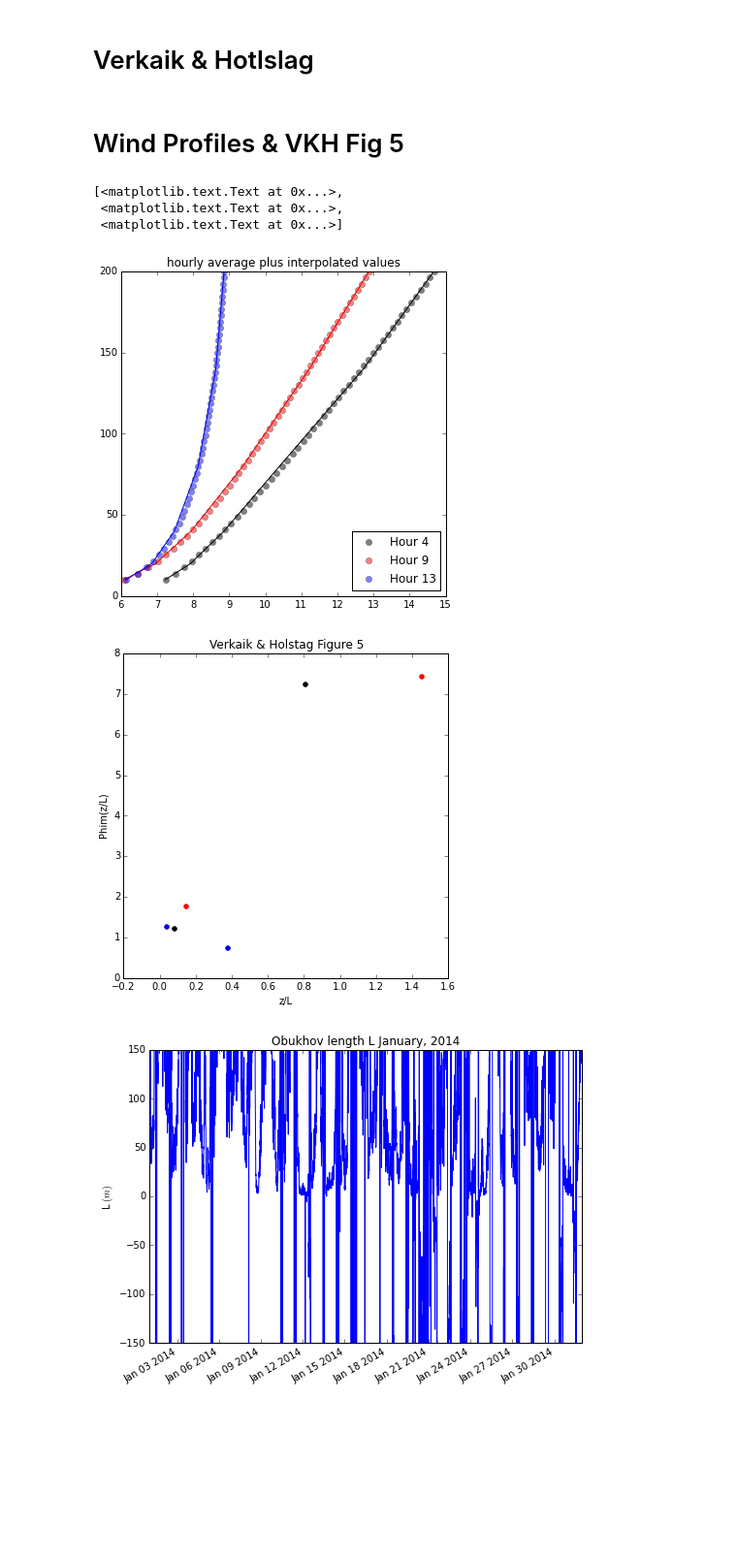
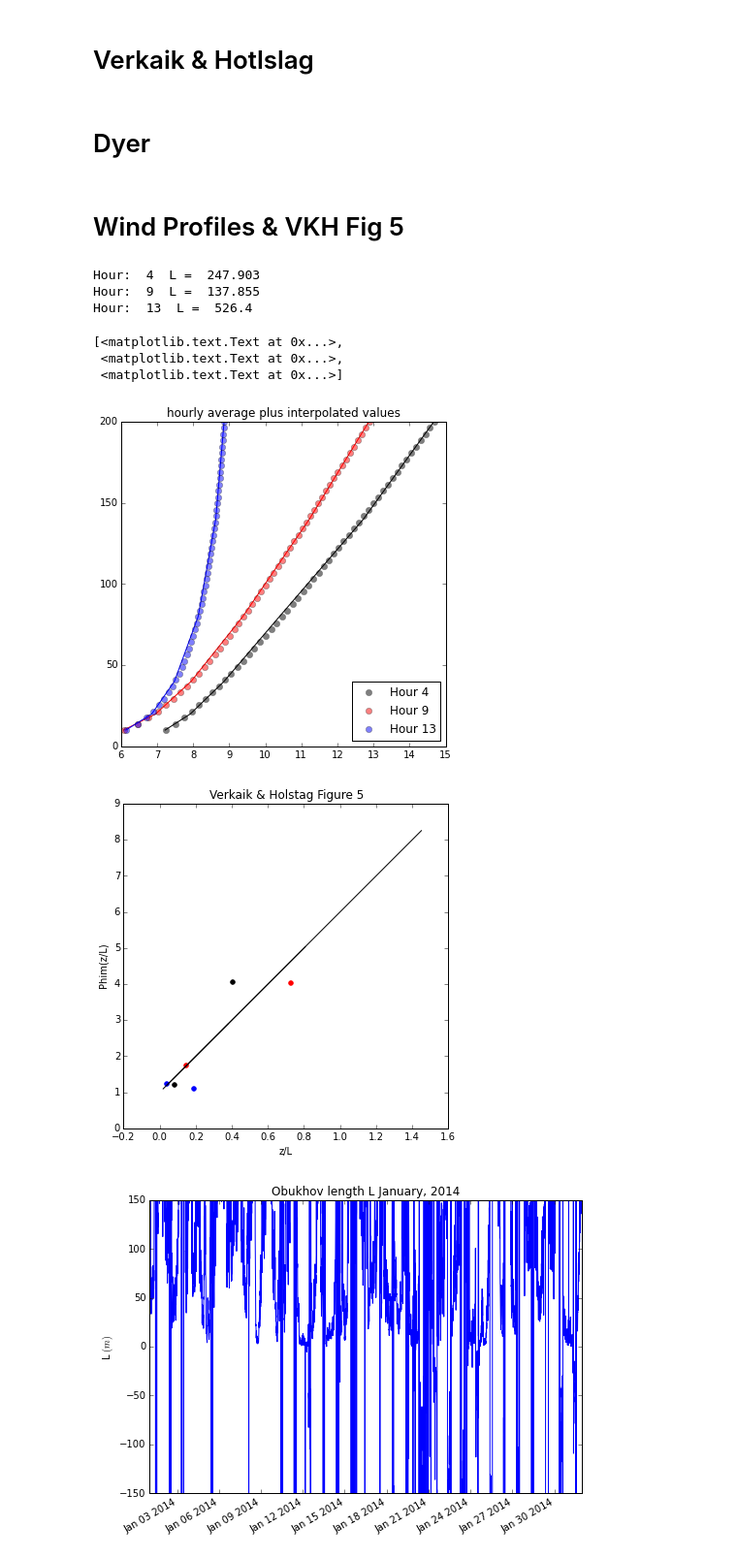
Before and after one commit to Wes-Skeeter/atsc500, a Jupyter notebook: notebooks/ws_fit_Verkaik_Holtslag.ipynb, the cells around one changed output. Shown: that part at 97% size. Drawn from its saved outputs; the diff is of its cells as text; code cells hidden in the pictures; blank space fills up the shorter version.

Commit message:
Update_100m + Dyer

```diff
--- a/notebooks/ws_fit_Verkaik_Holtslag.ipynb
+++ b/notebooks/ws_fit_Verkaik_Holtslag.ipynb
@@ -48,6 +48,8 @@ theta=c0 + c1*z + c2*z**2. + c3*np.log(z)
 # %% [markdown]
 ## Fit Function
 # %%
+
+
 def Fit(z,hourly_wind_avg,day,hour):
     rev_z=z[::-1]
     rev_z=rev_z[1:]
@@ -67,7 +69,7 @@ def Fit(z,hourly_wind_avg,day,hour):
     zinterp=np.linspace(10.,200,50.)
     speed_interp=wind_func(zinterp,*pars)
     pars
-    return (speed_interp,zinterp)
+    return (speed_interp,zinterp,pars)
 # %%
 with Dataset(the_file,'r') as nc_ubc:
     jan_nc=nc_ubc.groups[group]
@@ -110,14 +112,20 @@ out=plt.hist(L.flat,bins=np.linspace(-150,150,40))
 [figure]
 # %% [markdown]
 # Verkaik & Hotlslag
-# %%
-def VKH (H,zinterp,speedinterp,Ust):
-    I = np.searchsorted(zinterp,H)
-    Delt_z = zinterp[I]-zinterp[I-1]
-    Delt_U = speed_interp[I]-speed_interp[I-1]
-    Delt_U_z=Delt_U/Delt_z
-    Phi_m = k*H*Delt_U_z/Ust
-    return (Phi_m)
+# %%
+def VKH (H,Coefs,Ust):
+    D_U_z=Coefs[1]+ 2*Coefs[2]*H+Coefs[3]/H
+    Phi_m = k*H*D_U_z/Ust
+    return (Phi_m)
+# %% [markdown]
+# Dyer
+# %%
+def Dyer (zinterp,L):
+    if L < 0:
+        Phi_m = (1 - 16*zinterp/L)**-.25
+    else:
+        Phi_m = (1 + 5*zinterp/L)
+    return (Phi_m)
 # %% [markdown]
 # Wind Profiles & VKH Fig 5
 # %%
@@ -132,40 +140,47 @@ rcParams['legend.numpoints'] = 1
 
 warnings.filterwarnings("ignore",category=scipy.optimize.OptimizeWarning)
 
 day=12
 hour=4,9,13
 fig,ax1=plt.subplots(1,figsize=(6,6))
 color = 'black','red','blue'
 ct = 0
-Heights = 20,200
+Heights = 20,100
 fig,ax2=plt.subplots(1,1,figsize=(6,6))
 Ust=USTAR.mean(axis=2)
 
+
 for hr in hour:
     ax1.plot(hourly_wind_avg[day,hr,:],z,color = color[ct])
-    speed_interp,zinterp = Fit(z,hourly_wind_avg,day,hr)
+    speed_interp,zinterp,Coefs = Fit(z,hourly_wind_avg,day,hr)
     ax1.plot(speed_interp,zinterp,'ro',alpha=0.5,color = color[ct],label='Hour ' + str(hr))
+    Dyer_plot = Dyer(zinterp,LHR[day,hr])
     for H in Heights:
-        Phi_m = VKH(H,zinterp,speed_interp,Ust[day,hr])
+        Phi_m = VKH(H,Coefs,Ust[day,hr])
         Zeta=H/LHR[day,hr]
         ax2.scatter(Zeta,Phi_m,color=color[ct])
+    ax2.plot(zinterp/LHR[day,hr],Dyer_plot, color = 'black')
+    print ('Hour: ', hr, ' L = ', LHR[day,hr])
     ct = ct + 1
 
 ax1.set(title='hourly average plus interpolated values')
 ax1.legend(loc=4)
 ax2.set(title='Verkaik & Holstag Figure 5',xlabel = 'z/L',ylabel = 'Phim(z/L)')
 
 #
 # flip tower data so it goes from bottom to top
 # and get rid of the lowest level, which doesn't
 # have a measurement
 #
 # %% [output]
-[<matplotlib.text.Text at 0x...>,
- <matplotlib.text.Text at 0x...>,
- <matplotlib.text.Text at 0x...>]
+Hour:  4  L =  247.903
+Hour:  9  L =  137.855
+Hour:  13  L =  526.4
+[<matplotlib.text.Text at 0x...>,
+ <matplotlib.text.Text at 0x...>,
+ <matplotlib.text.Text at 0x...>]
 [figure]
-[figure, old version]
+[figure, new version]
 # %%
 fig,ax=plt.subplots(1,1,figsize=(8,6))
 fig.autofmt_xdate()
```
Also changed, not shown: parts of 1 cell of this notebook.
